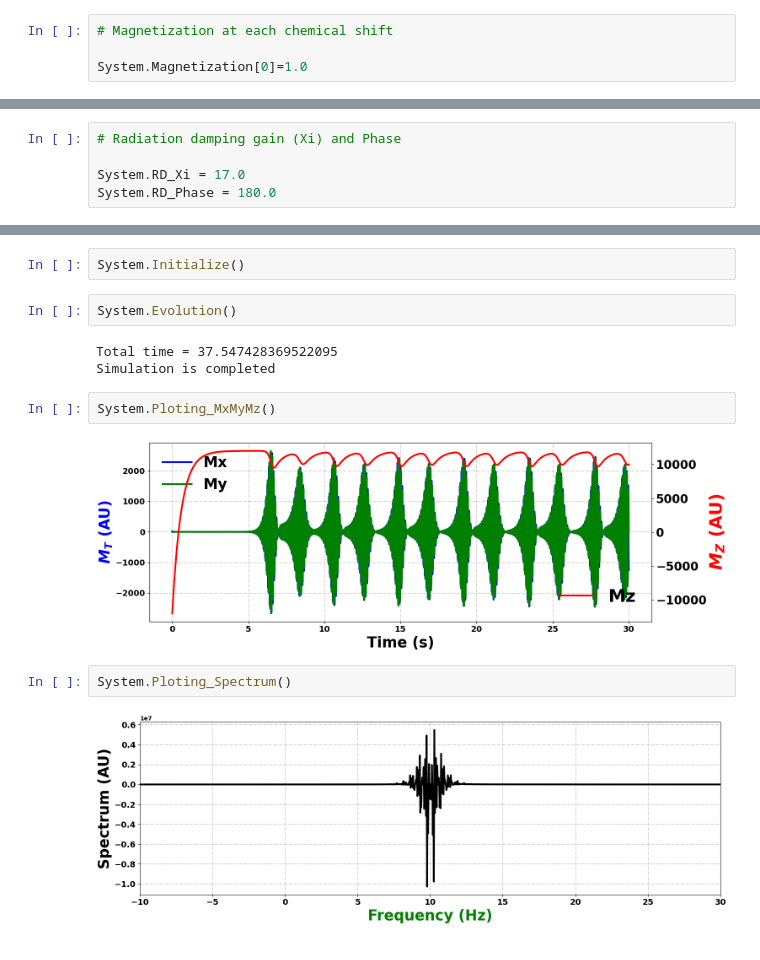
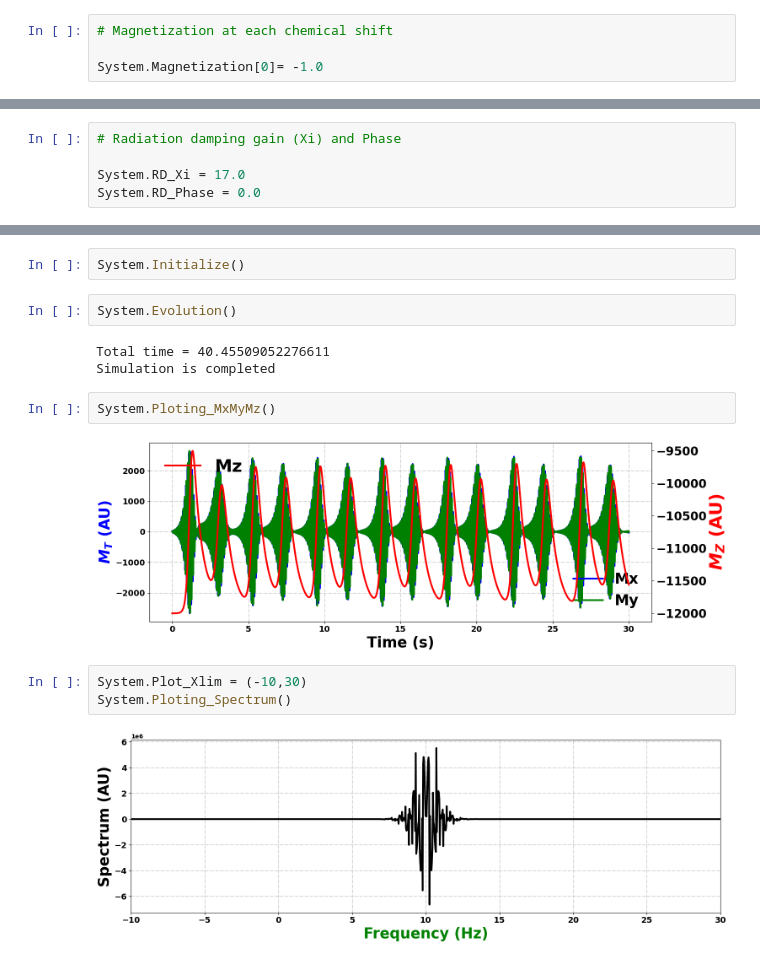
Before and after one commit to VThalakottoor/PyOR, a Jupyter notebook: Examples/Maxwell_Bloch_Simulations/Inhomogenety.ipynb, the cells around one changed output, grey strips where cells are left out. Drawn from its saved outputs; the diff is of its cells as text.

```diff
--- a/Examples/Maxwell_Bloch_Simulations/Inhomogenety.ipynb
+++ b/Examples/Maxwell_Bloch_Simulations/Inhomogenety.ipynb
@@ -31,7 +31,7 @@ System.FrequencySeparation = 0.0005
 # %%
 # Magnetization at each chemical shift
 
-System.Magnetization[0]=1.0
+System.Magnetization[0]= -1.0
 # %%
 # Flip angle
 
@@ -46,7 +46,7 @@ System.Relaxation_R2 = 5.00
 # Radiation damping gain (Xi) and Phase
 
 System.RD_Xi = 17.0
-System.RD_Phase = 180.0
+System.RD_Phase = 0.0
 # %%
 # Acquisition time
 
@@ -56,13 +56,14 @@ System.Initialize()
 # %%
 System.Evolution()
 # %% [output]
-Total time = 37.547428369522095
+Total time = 40.45509052276611
 Simulation is completed
 # %%
 System.Ploting_MxMyMz()
 # %% [output]
-[figure, old version]
+[figure, new version]
 # %%
+System.Plot_Xlim = (-10,30)
 System.Ploting_Spectrum()
 # %% [output]
-[figure, old version]
+[figure, new version]
```
Also changed, not shown: 4 other files.
